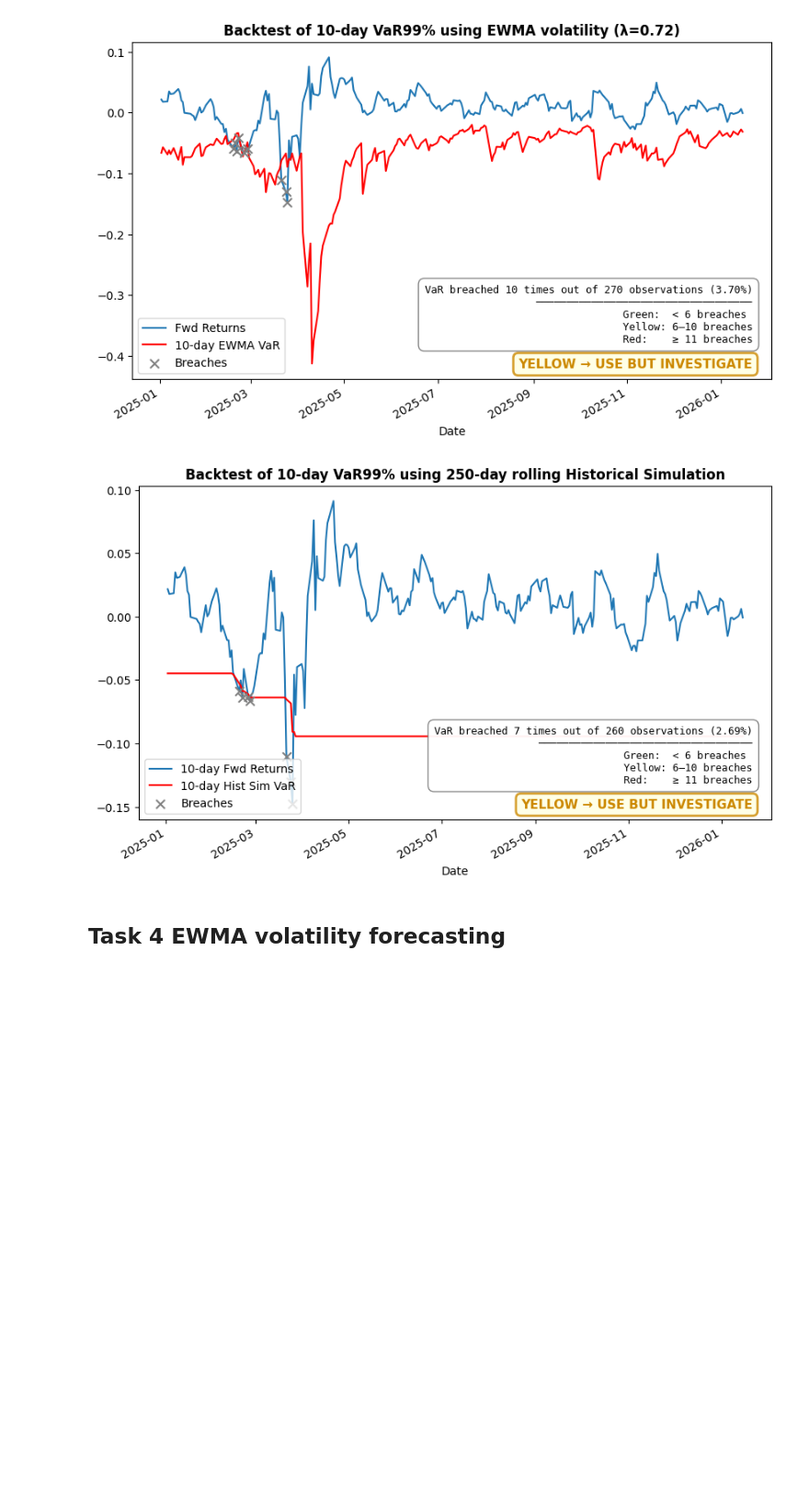
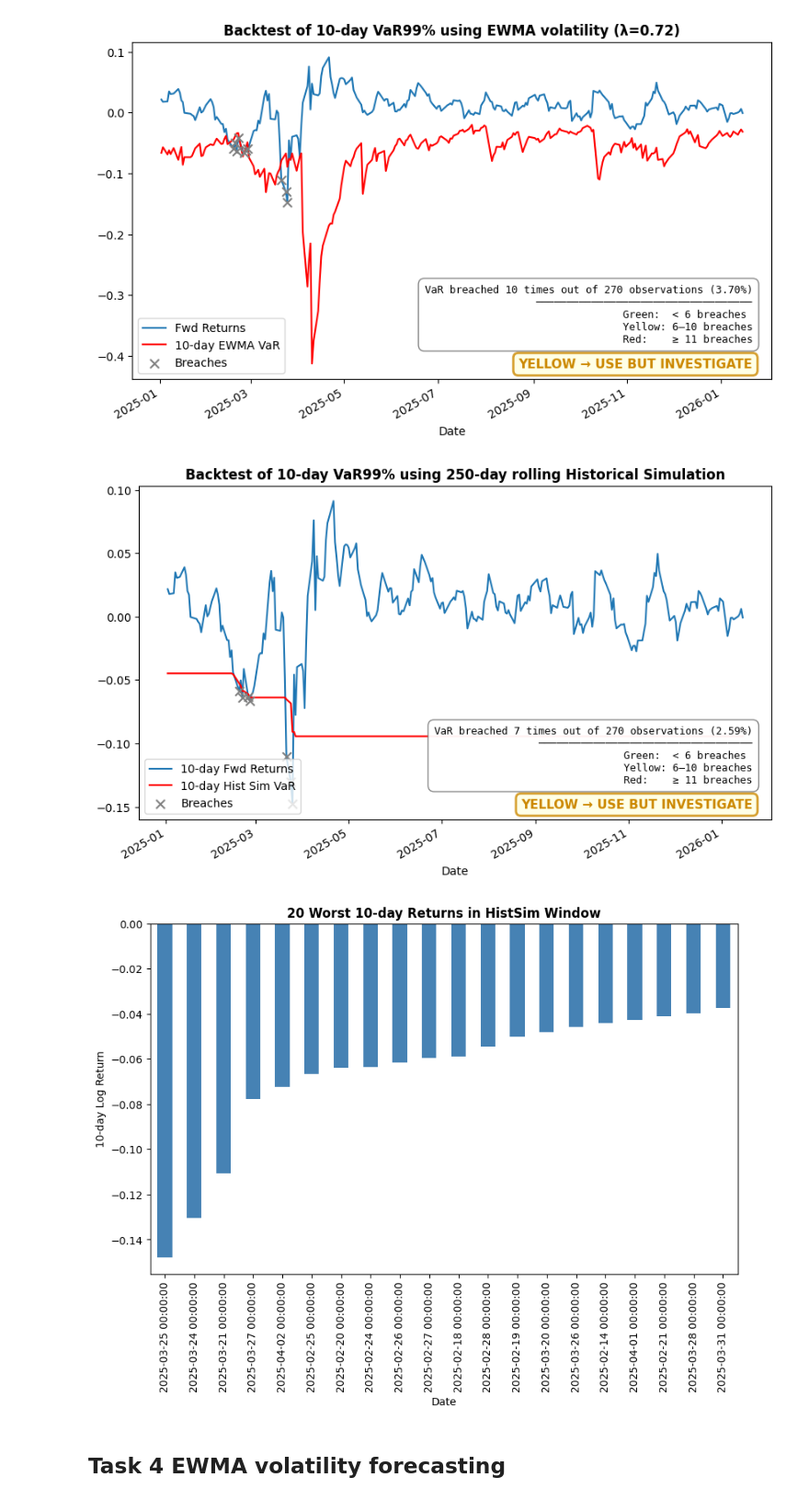
Before and after one commit to Braumeister-Stefan/CQF_exam1, a Jupyter notebook: Code/Exam1.ipynb, the cells around one changed output. Shown at 92% size. Cells and saved outputs as stored; diff of their text form; code cells hidden in the pictures; blank space fills up the shorter version.

```diff
--- a/Code/Exam1.ipynb
+++ b/Code/Exam1.ipynb
@@ -639,33 +639,25 @@ ax_ewma.get_figure()
 # %% [output]
 [figure]
 # %%
+
 #HistSim VaR — use full return history so 250-day rolling window has enough data
 returns_full = returns['^GSPC']
+fwd_r_full = np.log(1 + returns_full).rolling(10).sum().shift(-10)  # keep trailing NaN to match 270-obs window
 
-#calculate 99% hist sim VaR using a loop over 250-day windows of daily returns
+#calculate 99% hist sim VaR using a rolling window of 250 days
 window_size = 250
-hist_sim_var = pd.Series(index=returns_full.index, dtype=float)
+hist_sim_var = fwd_r_full.rolling(window=window_size).quantile(tail_prob)
 
-for i in range(window_size, len(returns_full)):
-    #take the past 250 daily returns, sum consecutive 10-day log returns
-    window_returns = returns_full.iloc[i - window_size : i]
-    log_r = np.log(1 + window_returns)
-    fwd_10d = log_r.rolling(10).sum().dropna()
-    hist_sim_var.iloc[i] = fwd_10d.quantile(tail_prob)
-
-#forward returns for plotting (full history)
-fwd_r_full = np.log(1 + returns_full).rolling(10).sum().shift(-10).dropna()
-
-#slice to same backtest period as Task 3
+#slice to same backtest period as Task 3 — use fwd_r_3.index[-1] so trailing NaN days are included (270 obs)
 bt_start = fwd_r_3.index[roll_window]
-bt_end = fwd_r_3.index[-(shift+1)]
+bt_end = fwd_r_3.index[-1]
 
 #fresh figure for hist sim backtest
 fig_hist, ax_hist = plt.subplots(figsize=(10, 6))
 fwd_r_full.loc[bt_start:bt_end].plot(ax=ax_hist, label='10-day Fwd Returns')
 hist_sim_var.loc[bt_start:bt_end].plot(ax=ax_hist, label='10-day Hist Sim VaR', color='red')
 
-#calc breaches
+#calc breaches (NaN < NaN evaluates to False for the trailing 10 days — same as rolling VaR behaviour)
 breaches_hist = fwd_r_full.loc[bt_start:bt_end] < hist_sim_var.loc[bt_start:bt_end]
 breaches_hist_idx = breaches_hist[breaches_hist].index
 ax_hist.scatter(breaches_hist_idx, fwd_r_full.loc[breaches_hist_idx], color='grey', marker='x', s=60, label='Breaches', zorder=4)
@@ -673,33 +665,47 @@ ax_hist.scatter(breaches_hist_idx, fwd_r_full.loc[breaches_hist_idx], color='gre
 #reporting breaches
 breach_count_hist = np.sum(breaches_hist)
 observations_hist = len(breaches_hist)
 breach_string_hist = f'VaR breached {breach_count_hist} times out of {observations_hist} observations ({breach_count_hist/observations_hist:.2%})'
 ax_hist.set_title(f"Backtest of 10-day VaR99% using 250-day rolling Historical Simulation", fontweight='bold')
 ax_hist.legend(loc='lower left')
 
 #RYG status — reuse thresholds from Task 3 as observations are the same
 RYG_status_hist = 'Green' if breach_count_hist < g_threshold else 'Yellow' if breach_count_hist < y_threshold else 'Red'
 info_text_hist = (
     f"{breach_string_hist}\n"
     f"───────────────────────────────────\n"
     f"Green:  < {g_threshold:.0f} breaches \n"
     f"Yellow: {g_threshold:.0f}–{(y_threshold-1):.0f} breaches\n"
     f"Red:    ≥ {y_threshold:.0f} breaches"
 )
 box_props = dict(boxstyle='round,pad=0.6', facecolor='white', edgecolor='grey', alpha=0.95)
 ax_hist.text(0.97, 0.28, info_text_hist, transform=ax_hist.transAxes, fontsize=9,
         verticalalignment='top', horizontalalignment='right',
         bbox=box_props, family='monospace')
 
 status_msg = {'Green': 'GREEN → ACCEPT', 'Yellow': 'YELLOW → USE BUT INVESTIGATE', 'Red': 'RED → DO NOT USE & INVESTIGATE'}
 status_clr = {'Green': 'green', 'Yellow': '#CC8800', 'Red': 'red'}
 ax_hist.text(0.97, 0.062, status_msg[RYG_status_hist], transform=ax_hist.transAxes, fontsize=11,
         fontweight='bold', color=status_clr[RYG_status_hist],
         verticalalignment='top', horizontalalignment='right',
         bbox=dict(boxstyle='round,pad=0.4', facecolor='lightyellow',
                   edgecolor=status_clr[RYG_status_hist], linewidth=2, alpha=0.80))
-ax_hist.get_figure().savefig('VaR_Backtest_HistSim.png', dpi=300, bbox_inches='tight')
+ax_hist.get_figure().savefig('VaR_Backtest_HistSim2.png', dpi=300, bbox_inches='tight')
+
+#sanity check, order the worst 20,  10 day returns in the entire data set and print them together with their date
+
+worst_20 = fwd_r_full.loc[bt_start:bt_end].nsmallest(20)
+
+#plot the worst 20 returns as a bar chart — 2025 bars in blue, all others grey
+bar_colors = ['steelblue' if d.year == 2025 else 'lightgrey' for d in worst_20.index]
+fig_worst, ax_worst = plt.subplots(figsize=(10, 6))
+worst_20.plot(kind='bar', ax=ax_worst, color=bar_colors)
+ax_worst.set_title('20 Worst 10-day Returns in HistSim Window', fontweight='bold')
+ax_worst.set_xlabel('Date')
+ax_worst.set_ylabel('10-day Log Return')
+ax_worst.get_figure().savefig('Worst_20_Returns2.png', dpi=300, bbox_inches='tight')
 # %% [output]
 [figure]
+[figure, added]
 # %% [markdown]
 ## Task 4 EWMA volatility forecasting
```
Also changed, not shown: parts of 5 cells of this notebook, 1 other file.
